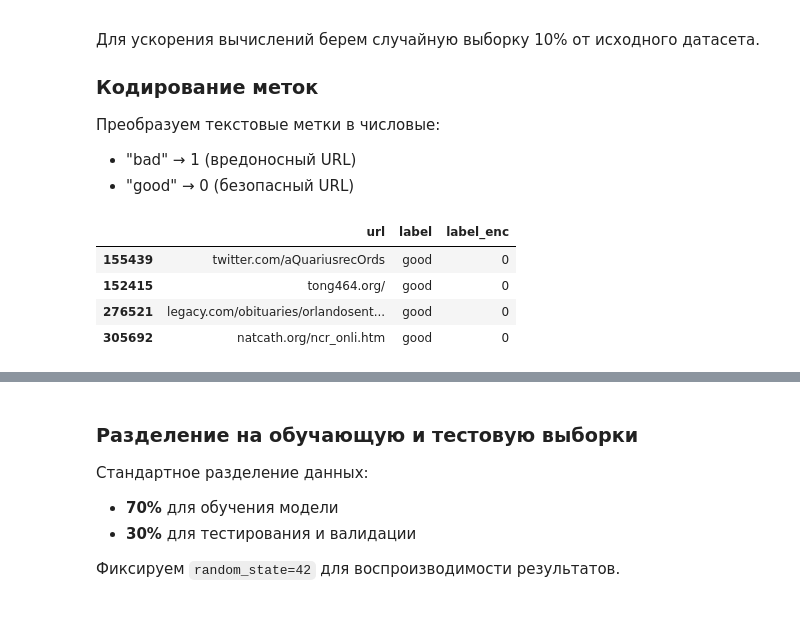
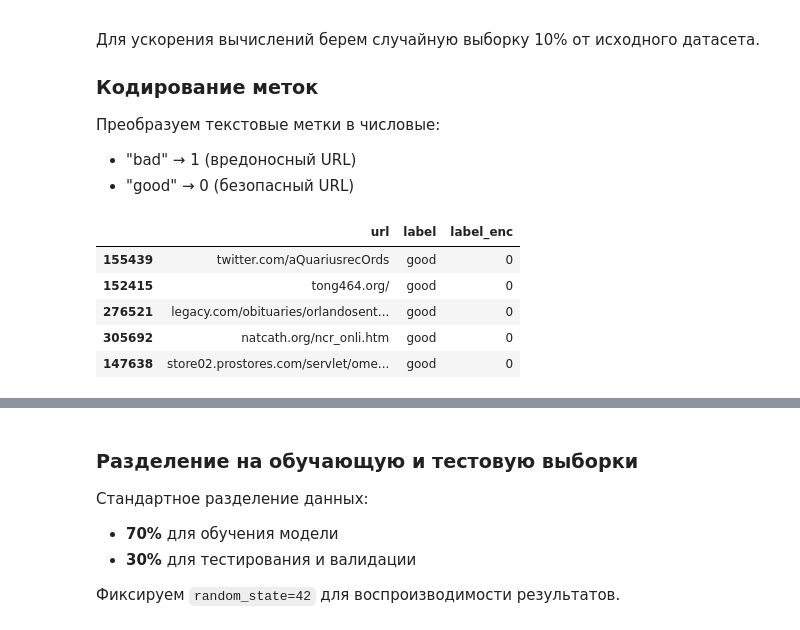
Before and after one commit to NickOsipov/otus-validation, a Jupyter notebook: notebooks/work.ipynb, the cells around one changed output, grey strips where cells are left out. Saved outputs shown, nothing was run; the diff lists cells and outputs as text; code cells hidden in the pictures.

```diff
--- a/notebooks/work.ipynb
+++ b/notebooks/work.ipynb
@@ -88,10 +105,11 @@ df_sample = df.sample(frac=0.1, random_state=1)
 # %%
 df_sample["label_enc"] = df_sample.label.map({"bad": 1, "good": 0})
 # %%
-df_sample.head(4)
+df_sample.head(5)
 # %% [output]
 |  | url | label | label_enc |
 | 155439 | twitter.com/aQuariusrecOrds | good | 0 |
 | 152415 | tong464.org/ | good | 0 |
 | 276521 | legacy.com/obituaries/orlandosent... | good | 0 |
 | 305692 | natcath.org/ncr_onli.htm | good | 0 |
+| 147638 | store02.prostores.com/servlet/ome... | good | 0 |
```
Also changed, not shown: parts of 33 cells of this notebook.
